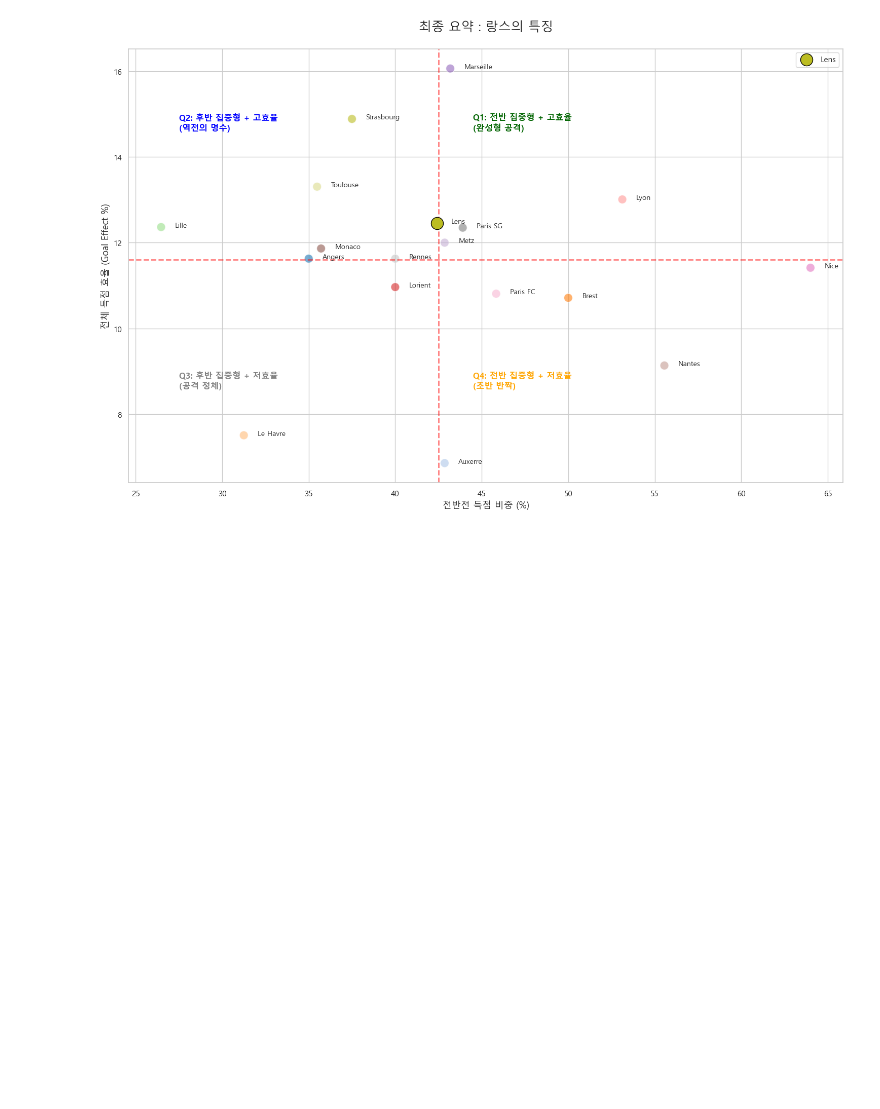
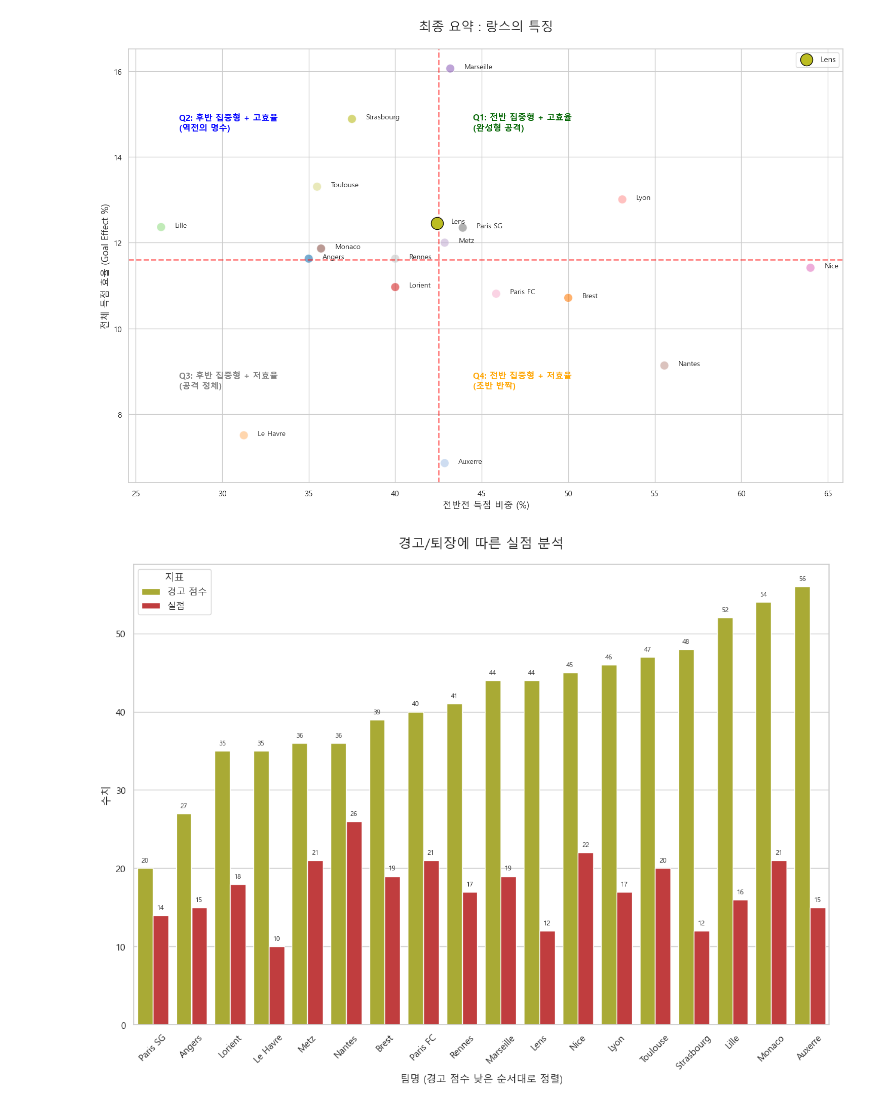
Before and after one commit to 0jyyyyy/Soccer_Lens, a Jupyter notebook: Ligue1/Ligue1_lens_dashboard.ipynb, the cells around one changed output. Cells and saved outputs as stored; diff of their text form; code cells hidden in the pictures; blank space fills up the shorter version.

```diff
--- a/Ligue1/Ligue1_lens_dashboard.ipynb
+++ b/Ligue1/Ligue1_lens_dashboard.ipynb
@@ -222,3 +222,46 @@ plt.tight_layout()
 plt.show()
 # %% [output]
 [figure]
+# %%
+# long format 으로 변환
+df_defense = df_pivot[['Team', '경고 점수', '실점']]
+df_melted = df_defense.melt(id_vars='Team', var_name='Metric', value_name='Value')
+
+# '경고 점수'가 낮은팀 순서대로 정렬
+team_order = df_defense.sort_values('경고 점수')['Team']
+
+plt.figure(figsize=(15,10))
+sns.set_theme(style='whitegrid')
+
+# 한글 설정
+plt.rcParams['font.family']='Malgun Gothic'
+plt.rcParams['axes.unicode_minus']=False
+
+# 이중 막대 그래프
+ax = sns.barplot(
+  data=df_melted,
+  x='Team',
+  y='Value',
+  hue='Metric',
+  order= team_order,
+  palette=['#bcbd22','#d62728'] # 경고(노랑), 실점(빨강) 색상 지정
+)
+
+#  수치 표시 (선택 사항)
+for p in ax.patches:
+    if p.get_height() > 0:
+        ax.annotate(f'{int(p.get_height())}',
+                    (p.get_x() + p.get_width() / 2., p.get_height()),
+                    ha = 'center', va = 'center',
+                    xytext = (0, 9),
+                    textcoords = 'offset points',
+                    fontsize=8)
+
+plt.xticks(rotation=45)
+plt.title('경고/퇴장에 따른 실점 분석', fontsize=16, pad=20)
+plt.xlabel('팀명 (경고 점수 낮은 순서대로 정렬)', fontsize=12)
+plt.ylabel('수치', fontsize=12)
+plt.legend(title='지표')
+plt.show()
+# %% [output]
+[figure, added]
```
